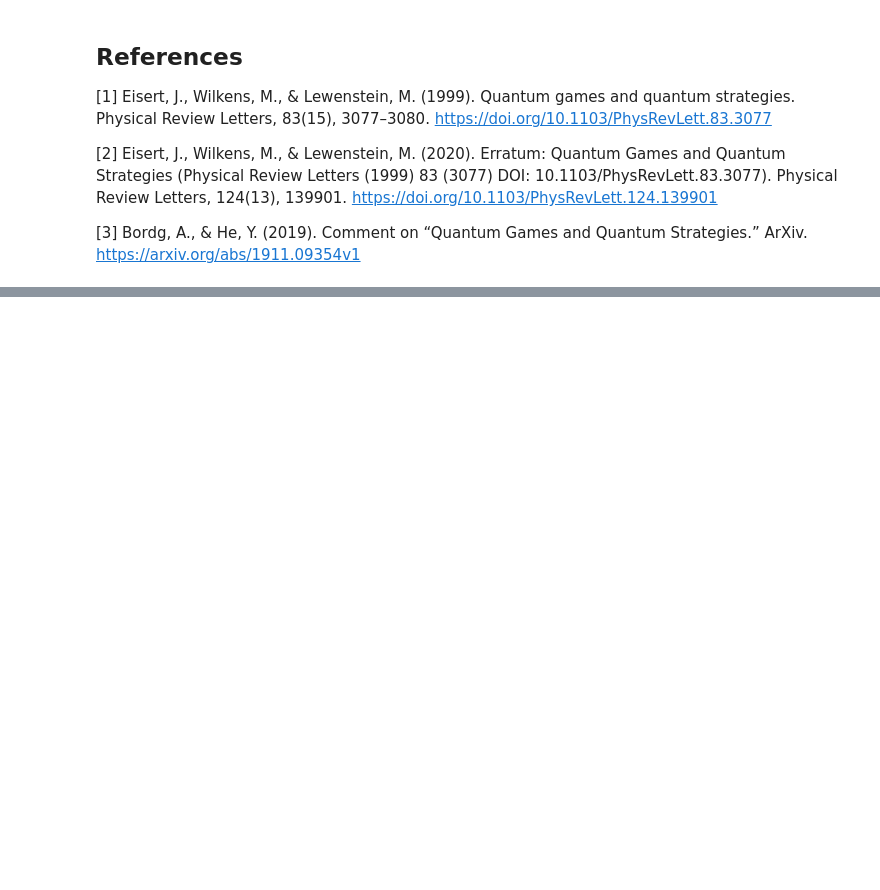
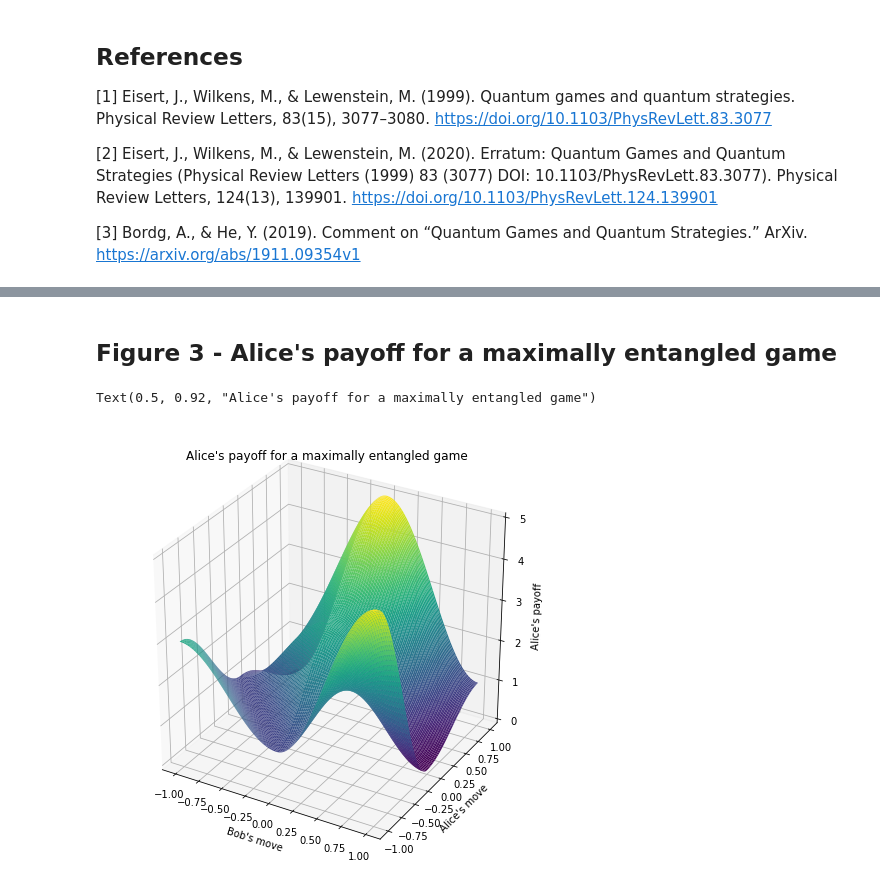
Before and after one commit to Sahel13/Quantum-Game-Theory, a Jupyter notebook: PrisonersDilemma.ipynb, the cells around one changed output, grey strips where cells are left out. Saved outputs shown, nothing was run; the diff lists cells and outputs as text; code cells hidden in the pictures; blank space fills up the shorter version.

```diff
--- a/PrisonersDilemma.ipynb
+++ b/PrisonersDilemma.ipynb
@@ -79,0 +126,18 @@ There was a negative sign missing from the defenition of the matrix J (which cre
+# %% [markdown]
+## Figure 3 - Alice's payoff for a maximally entangled game
+# %%
+newGame.setJ(pi/2)
+
+z = vectorPlot(x, y)
+
+fig = plt.figure(figsize=(8,8))
+ax = plt.axes(projection='3d')
+ax.plot_surface(y, x, z, rstride=1, cstride=1,
+                cmap='viridis', edgecolor='none')
+ax.set_xlabel("Bob's move")
+ax.set_ylabel("Alice's move")
+ax.set_zlabel("Alice's payoff")
+ax.set_title("Alice's payoff for a maximally entangled game")
+# %% [output]
+Text(0.5, 0.92, "Alice's payoff for a maximally entangled game")
+[figure, added]
```
Also changed, not shown: parts of 7 cells of this notebook.
